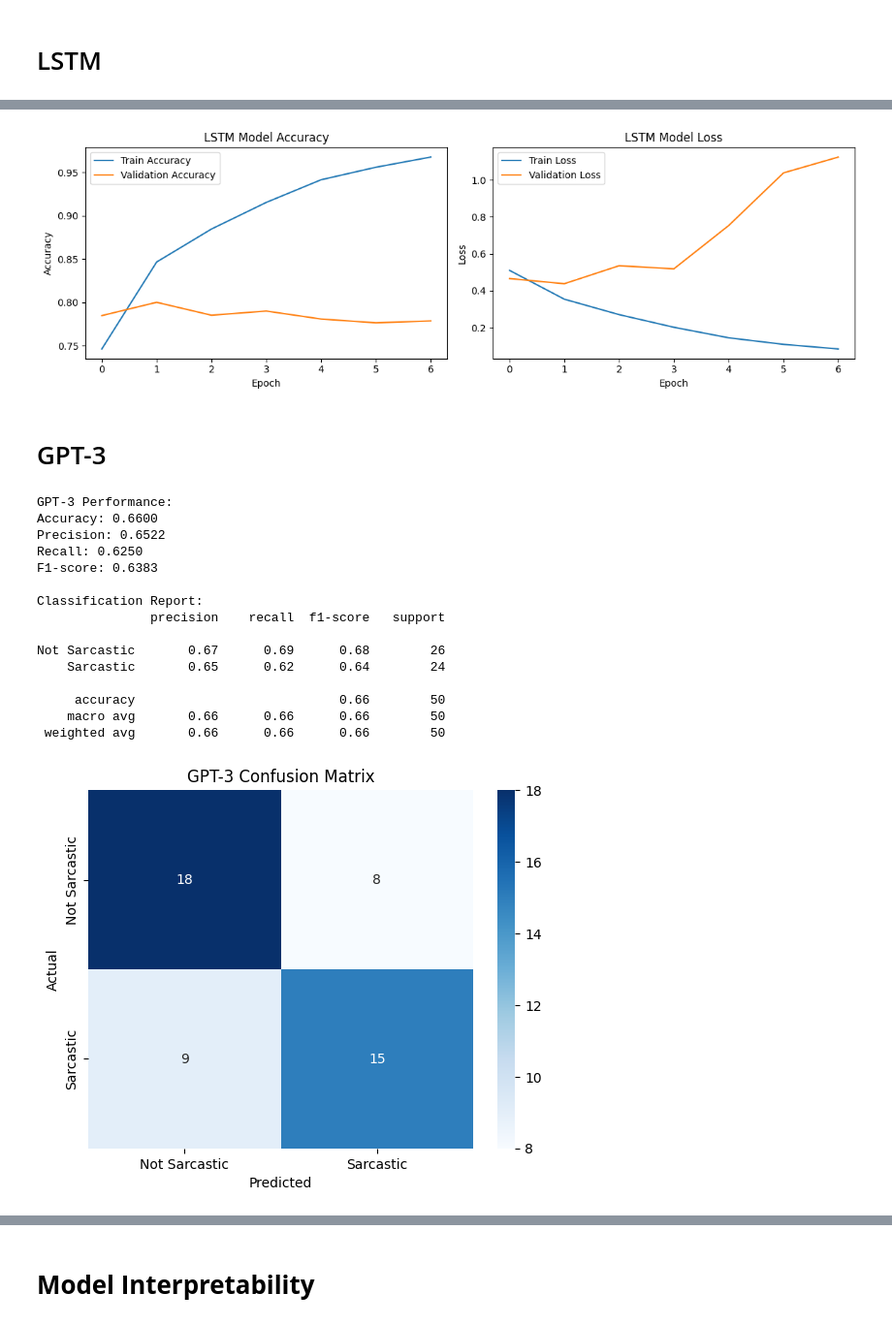
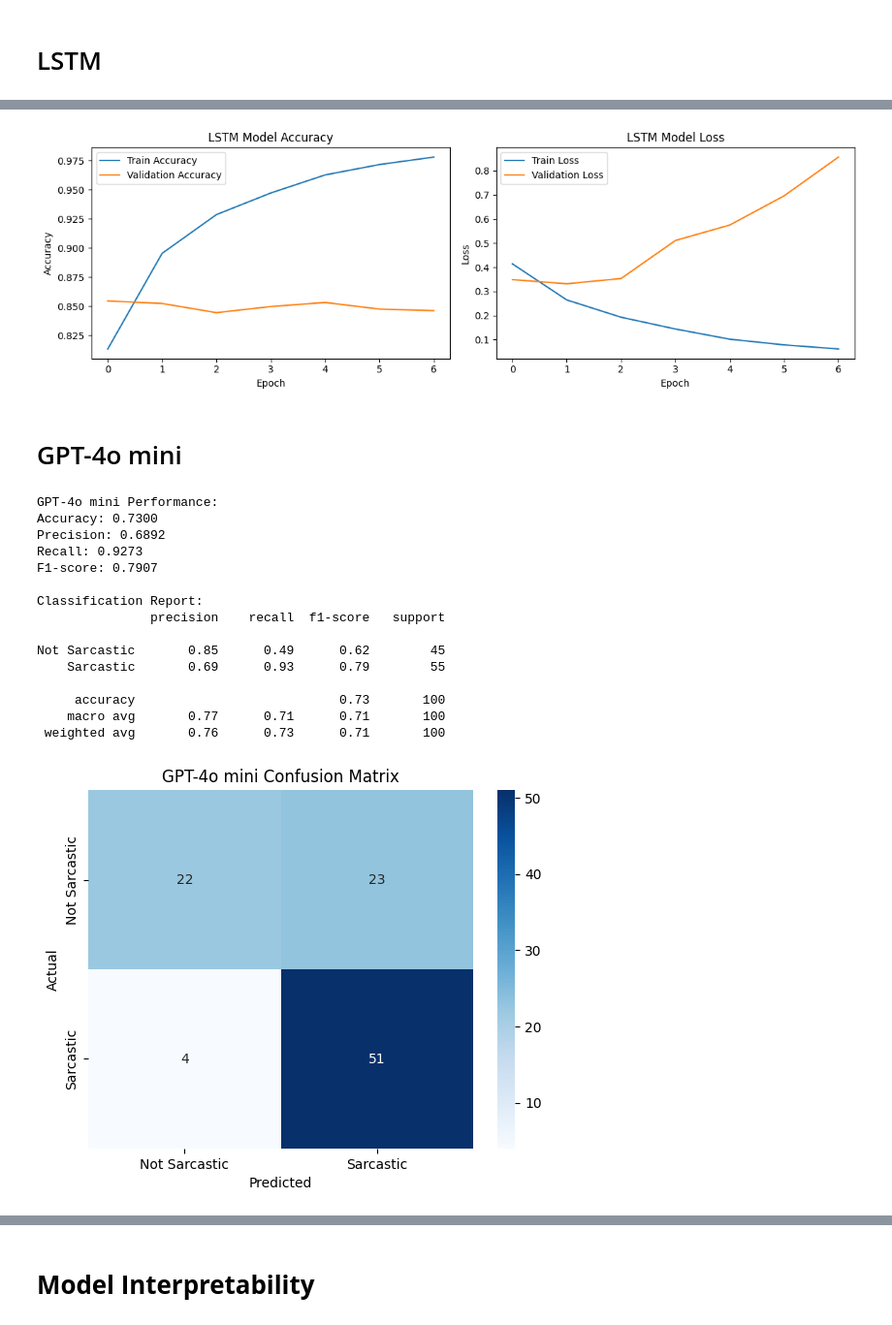
Before and after one commit to lisanvo/aai590-capstone-project, a Jupyter notebook: Technical_Draft_LV.ipynb, the cells around one changed output, grey strips where cells are left out. Shown at 97% size. Drawn from its saved outputs; the diff is of its cells as text; code cells hidden in the pictures.

```diff
--- a/Technical_Draft_LV.ipynb
+++ b/Technical_Draft_LV.ipynb
@@ -199,7 +160,7 @@ def clean_tokenize(text):
     words = [word for word in words if word not in stop_words]
     return words
 
-def clean_text(text):
+def clean_text_no_stop_words(text):
     # Remove HTML tags if any
     text = re.sub(r'<.*?>', '', text)
     # Remove URLs
@@ -215,8 +176,21 @@ def clean_text(text):
     # Remove extra whitespaces
     text = re.sub('\s+', ' ', text).strip()
     return text
+
+def clean_text_keep_stop_words(text):
+    # Remove HTML tags if any
+    text = re.sub(r'<.*?>', '', text)
+    # Remove URLs
+    text = re.sub(r'http\S+', '', text)
+    # Remove non-alphabetic characters and numbers
+    text = re.sub('[^a-zA-Z]', ' ', text)
+    # Convert to lowercase
+    text = text.lower()
+    # Remove extra whitespaces
+    text = re.sub('\s+', ' ', text).strip()
+    return text
 # %%
-df['clean_headline'] = df['headline'].apply(clean_text)
+df['clean_headline'] = df['headline'].apply(clean_text_keep_stop_words)
 df.head()
 # %% [output]
 |  | is_sarcastic | headline | clean_headline |
@@ -249,6 +223,7 @@ df.head()
 # %%
 # Create dataframe for EDA
 df_eda = df
+df_eda['clean_headline'] = df['headline'].apply(clean_text_no_stop_words)
 # %%
 # Check data types
 df_eda.dtypes
@@ -522,6 +497,7 @@ dtype: object
 # %%
 # Rewrite the existing DataFrame with the EDA dataframe (the one with all the new features)
 df = df_eda.copy()
+df['clean_headline'] = df['headline'].apply(clean_text_keep_stop_words)
 df.head()
 # %% [output]
 |  | is_sarcastic | headline | clean_headline | word_count | polarity | subjectivity |
@@ -1064,46 +1041,46 @@ plt.legend()
 plt.tight_layout()
 plt.show()
 # %% [output]
-[figure, old version]
+[figure, new version]
 # %% [markdown]
-# GPT-3
+# GPT-4o mini
 # %%
 # Calculate evaluation metrics
-accuracy_gpt3 = accuracy_score(y_test_subset, gpt3_predictions)
-precision_gpt3 = precision_score(y_test_subset, gpt3_predictions)
-recall_gpt3 = recall_score(y_test_subset, gpt3_predictions)
-f1_gpt3 = f1_score(y_test_subset, gpt3_predictions)
+accuracy_gpt4o_mini = accuracy_score(y_test_subset, gpt4o_mini_predictions)
+precision_gpt4o_mini = precision_score(y_test_subset, gpt4o_mini_predictions)
+recall_gpt4o_mini = recall_score(y_test_subset, gpt4o_mini_predictions)
+f1_gpt4o_mini = f1_score(y_test_subset, gpt4o_mini_predictions)
 
-print("GPT-3 Performance:")
-print(f"Accuracy: {accuracy_gpt3:.4f}")
-print(f"Precision: {precision_gpt3:.4f}")
-print(f"Recall: {recall_gpt3:.4f}")
-print(f"F1-score: {f1_gpt3:.4f}")
+print("GPT-4o mini Performance:")
+print(f"Accuracy: {accuracy_gpt4o_mini:.4f}")
+print(f"Precision: {precision_gpt4o_mini:.4f}")
+print(f"Recall: {recall_gpt4o_mini:.4f}")
+print(f"F1-score: {f1_gpt4o_mini:.4f}")
 
 print("\nClassification Report:")
-print(classification_report(y_test_subset, gpt3_predictions, target_names=['Not Sarcastic', 'Sarcastic']))
+print(classification_report(y_test_subset, gpt4o_mini_predictions, target_names=['Not Sarcastic', 'Sarcastic']))
 
 # Confusion Matrix
-cm_lr = confusion_matrix(y_test_subset, gpt3_predictions)
+cm_lr = confusion_matrix(y_test_subset, gpt4o_mini_predictions)
 sns.heatmap(cm_lr, annot=True, fmt='d', cmap='Blues', xticklabels=['Not Sarcastic', 'Sarcastic'], yticklabels=['Not Sarcastic', 'Sarcastic'])
 plt.ylabel('Actual')
 plt.xlabel('Predicted')
-plt.title('GPT-3 Confusion Matrix')
+plt.title('GPT-4o mini Confusion Matrix')
 plt.show()
 # %% [output]
-GPT-3 Performance:
-Accuracy: 0.6600
-Precision: 0.6522
-Recall: 0.6250
-F1-score: 0.6383
+GPT-4o mini Performance:
+Accuracy: 0.7300
+Precision: 0.6892
+Recall: 0.9273
+F1-score: 0.7907
 
 Classification Report:
                precision    recall  f1-score   support
 
-Not Sarcastic       0.67      0.69      0.68        26
-    Sarcastic       0.65      0.62      0.64        24
+Not Sarcastic       0.85      0.49      0.62        45
+    Sarcastic       0.69      0.93      0.79        55
 
-     accuracy                           0.66        50
-    macro avg       0.66      0.66      0.66        50
- weighted avg       0.66      0.66      0.66        50
+     accuracy                           0.73       100
+    macro avg       0.77      0.71      0.71       100
+ weighted avg       0.76      0.73      0.71       100
-[figure, old version]
+[figure, new version]
```
Also changed, not shown: parts of 47 cells of this notebook.
